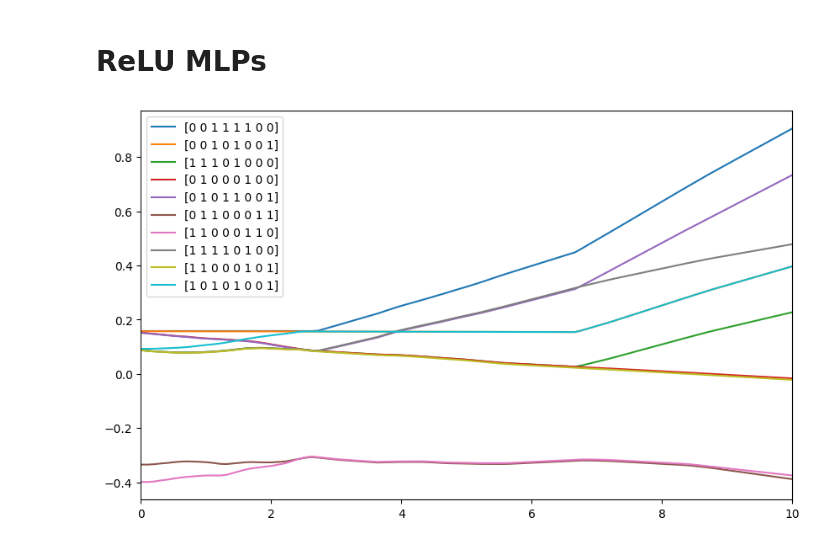
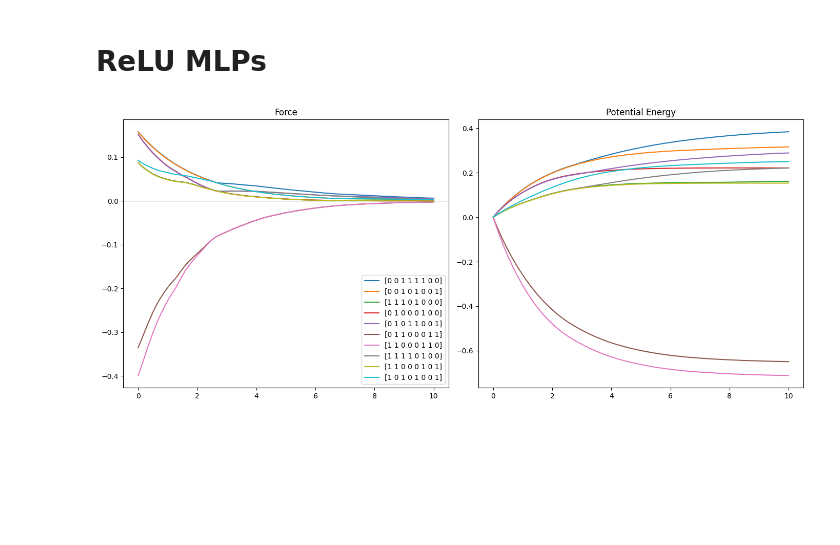
Before and after one commit to clement-bonnet/alife, a Jupyter notebook: alife/genome/genome.ipynb, the cells around one changed output. Saved outputs shown, nothing was run; the diff lists cells and outputs as text; code cells hidden in the pictures; blank space fills up the shorter version.

```diff
--- a/alife/genome/genome.ipynb
+++ b/alife/genome/genome.ipynb
@@ -7,15 +16,9 @@ import numpy as np
 # %% [markdown]
 # ReLU MLPs
 # %%
-def generate_all_genomes(n: int) -> jax.Array:
-    assert n <= 8, "n must be less than or equal to 8"
-    numbers = np.arange(0, 2**n).astype(np.uint8)
-    bits = np.unpackbits(numbers[:, np.newaxis], axis=1)
-    combinations = bits[:, -n:]
-    return jnp.asarray(combinations)
-
 def forward_fn(x, w1, b1, w2, b2, W3, b3, genome):
     """relu(relu(x @ W1 + b1) @ W2 + genome*b2) @ (genome[:, None]*W3) + b3"""
+    t = x
     # shift x from [0, 1] to [-1, 1]
     x = x / 1 - 1
     x = jnp.dot(x, w1) + b1  # (B, num_features)
@@ -23,32 +26,41 @@ def forward_fn(x, w1, b1, w2, b2, W3, b3, genome):
     x = jnp.dot(x, w2) + genome*b2  # (B, genome_length)
     x = relu(x)
     x = jnp.dot(x, genome[:, None]*W3) + b3  # (B, 1)
+    x = x * jnp.exp(-t/2)  # Exponential decay
     return x
 # %%
-import matplotlib.pyplot as plt
-
 genome_length = 8
 num_features = 128
 
 key1w, key1b, key2w, key2b, key3w, key3b = jax.random.split(jax.random.PRNGKey(0), 6)
 bias_init = 5e-1
 
 W1 = jax.random.normal(key1w, (1, num_features)) / jnp.sqrt((1 + num_features)/2)
 b1 = jax.random.uniform(key1b, (num_features,), minval=-bias_init, maxval=bias_init)
 W2 = jax.random.normal(key2w, (num_features, genome_length)) / jnp.sqrt((num_features + genome_length) / 2)
 b2 = jax.random.uniform(key2b, (genome_length,), minval=-bias_init, maxval=bias_init)
 W3 = jax.random.normal(key3w, (genome_length, 1)) / jnp.sqrt((genome_length + 1) / 2)
 b3 = jax.random.uniform(key3b, (1,), minval=-bias_init, maxval=bias_init)
 genomes = jax.random.choice(jax.random.PRNGKey(0), generate_all_genomes(genome_length), (min(10, 2**genome_length),), replace=False)
 
-
+# Force
 x = jnp.linspace(0, 10, 100).reshape(-1, 1)
-plt.figure(figsize=(10, 6))
+fig, (ax1, ax2) = plt.subplots(1, 2, figsize=(14, 6))
 for g in genomes:
     y = forward_fn(x, W1, b1, W2, b2, W3, b3, g)
-    plt.plot(x, y, label=str(g))
-plt.xlim(0, 10)
-plt.legend()
+    ax1.plot(x, y, label=str(g))
+ax1.axhline(0, color='black', linewidth=0.5)
+ax1.legend()
+ax1.set_title("Force")
+
+
+# Energy
+for g in genomes:
+    F_values = [quad(lambda t: forward_fn(t, W1, b1, W2, b2, W3, b3, g).item(), 0, x_i.squeeze(0), epsabs=1e-2)[0] for x_i in x]
+    ax2.plot(x, F_values, label=str(g))
+ax2.set_title("Potential Energy")
+
+plt.tight_layout()
 plt.show()
 # %% [output]
-[figure, old version]
+[figure, new version]
```
Also changed, not shown: parts of 8 cells of this notebook.
